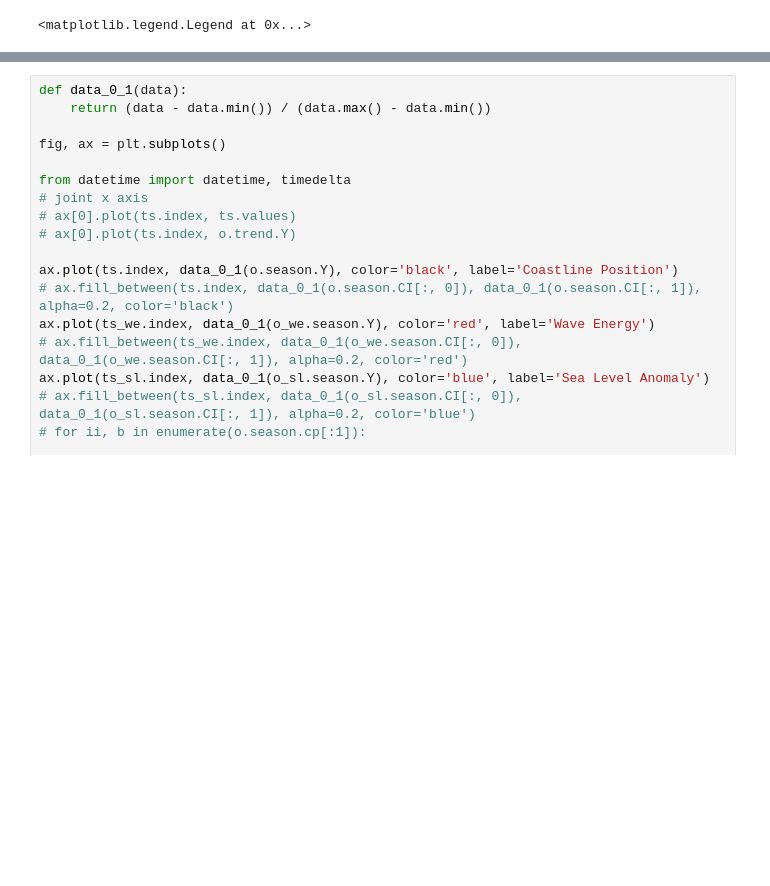
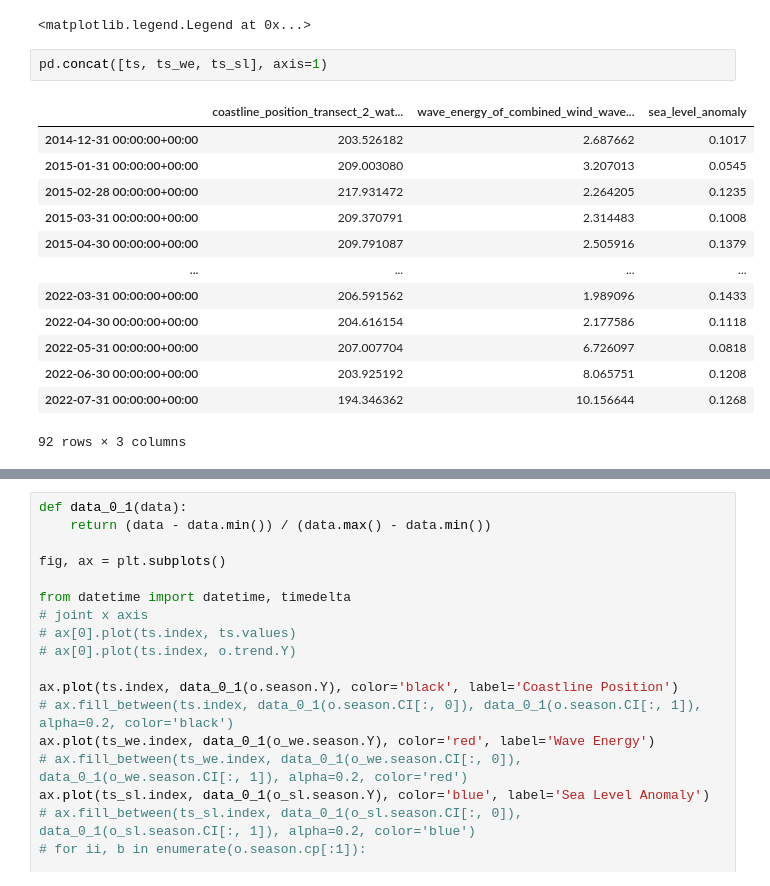
Before and after one commit to human-myriapoda/IslandTime, a Jupyter notebook: yet_another_file_copy.ipynb, the cells around one changed output, grey strips where cells are left out. Drawn from its saved outputs; the diff is of its cells as text; blank space fills up the shorter version.

```diff
--- a/yet_another_file_copy.ipynb
+++ b/yet_another_file_copy.ipynb
@@ -120,3 +120,19 @@ ax.tick_params(axis='both', which='major', labelsize=15)
 ax.legend(fontsize=20)
 # %% [output]
 <matplotlib.legend.Legend at 0x...>
+# %%
+pd.concat([ts, ts_we, ts_sl], axis=1)
+# %% [output]
+|  | coastline_position_transect_2_wat... | wave_energy_of_combined_wind_wave... | sea_level_anomaly |
+| 2014-12-31 00:00:00+00:00 | 203.526182 | 2.687662 | 0.1017 |
+| 2015-01-31 00:00:00+00:00 | 209.003080 | 3.207013 | 0.0545 |
+| 2015-02-28 00:00:00+00:00 | 217.931472 | 2.264205 | 0.1235 |
+| 2015-03-31 00:00:00+00:00 | 209.370791 | 2.314483 | 0.1008 |
+| 2015-04-30 00:00:00+00:00 | 209.791087 | 2.505916 | 0.1379 |
+| ... | ... | ... | ... |
+| 2022-03-31 00:00:00+00:00 | 206.591562 | 1.989096 | 0.1433 |
+| 2022-04-30 00:00:00+00:00 | 204.616154 | 2.177586 | 0.1118 |
+| 2022-05-31 00:00:00+00:00 | 207.007704 | 6.726097 | 0.0818 |
+| 2022-06-30 00:00:00+00:00 | 203.925192 | 8.065751 | 0.1208 |
+| 2022-07-31 00:00:00+00:00 | 194.346362 | 10.156644 | 0.1268 |
+92 rows × 3 columns
```
Also changed, not shown: parts of 6 cells of this notebook, 2 other files.
